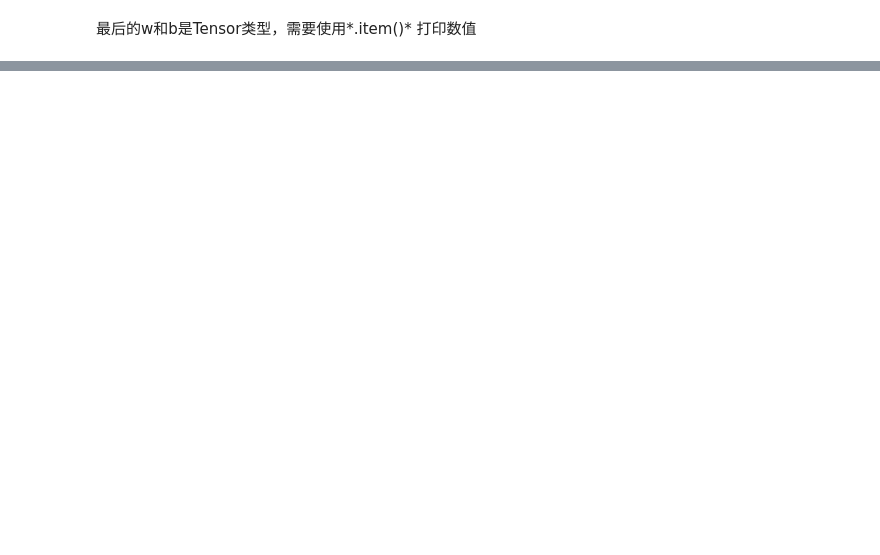
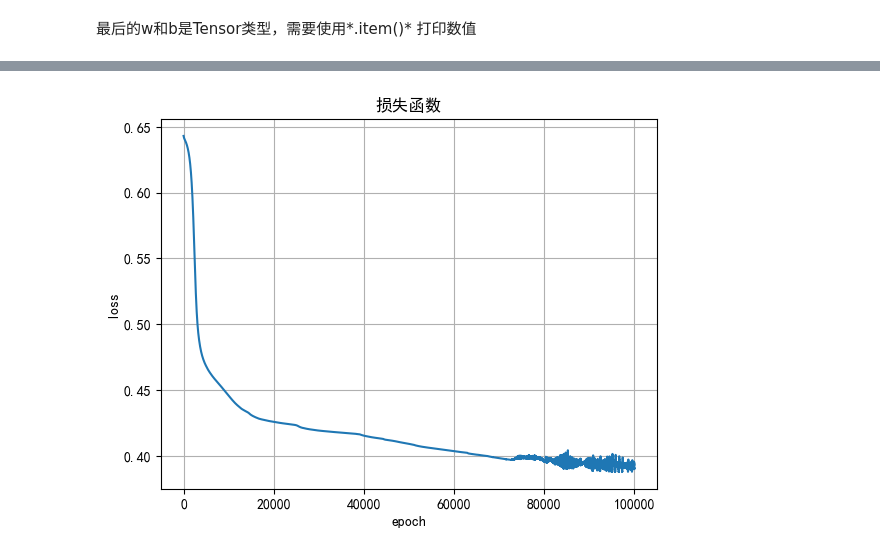
Before and after one commit to SiyueQ/-, a Jupyter notebook: Pytorch深度学习入门.ipynb, the cells around one changed output, grey strips where cells are left out. Cells and saved outputs as stored; diff of their text form; code cells hidden in the pictures; blank space fills up the shorter version.

```diff
--- a/Pytorch深度学习入门.ipynb
+++ b/Pytorch深度学习入门.ipynb
@@ -409,0 +550,94 @@ b=  6.499146820715396e-08
+# %%
+import numpy as np
+import torch
+import matplotlib.pylab as plt
+
+#使用gpu加速，所有相关的运算都要放在gpu上
+device = torch.device("cuda:0" if torch.cuda.is_available() else "cpu")
+print("device: ", device)
+
+#准备数据集
+#-------------------------------------------------------------------------------------------
+# delimiter说明数据间的分隔符
+xy = np.loadtxt("./dataset/pytorch深度学习入门/diabetes.csv.gz", delimiter=',', dtype=np.float32)
+
+#取除了最后一列的数据
+x_data = torch.tensor(xy[:,:-1])
+# x_data = torch.from_numpy(xy[:,:-1])
+
+#取最后一列的数据, 注意到y_data是个二维的矩阵
+y_data = torch.tensor(xy[:,-1:])
+
+#构建模型
+#-------------------------------------------------------------------------------------------
+class Model(torch.nn.Module):
+    def __init__(self):
+        super().__init__()
+        self.linear1 = torch.nn.Linear(8, 6)
+        self.linear2 = torch.nn.Linear(6, 4)
+        self.linear3 = torch.nn.Linear(4, 2)
+        self.linear4 = torch.nn.Linear(2, 1)
+        self.Relu = torch.nn.ReLU()
+        self.sigmoid = torch.nn.Sigmoid()
+
+    def forward(self, x):
+        x = self.Relu(self.linear1(x))
+        x = self.Relu(self.linear2(x))
+        x = self.Relu(self.linear3(x))
+        x = self.sigmoid(self.linear4(x))
+        return x
+
+model = Model()
+model.to(device)
+
+#设置损失函数和优化器
+#-------------------------------------------------------------------------------------------
+criterion = torch.nn.BCELoss(reduction='mean')
+# 来自optim模块,SGD是一个优化器类,第一个参数传递需要求梯度的参数,第二个是步长
+optimizer = torch.optim.SGD(model.parameters(), lr=0.01)
+
+
+#循环优化
+#-------------------------------------------------------------------------------------------
+loss_list = []
+epoch_list = []
+x_data, y_data = x_data.to(device), y_data.to(device)
+for epoch in range(100000):
+    y_pred = model.forward(x_data)
+    loss = criterion(y_pred, y_data)
+    loss_list.append(loss.item())
+    epoch_list.append(epoch)
+    # 使用optimizer会收集参数
+    optimizer.zero_grad()
+    loss.backward()
+    # 自动根据梯度更新权重
+    optimizer.step()
+
+    # 用acc估计模型的精确度
+    if epoch%10000 == 9999:
+        # torch.where如果满足取第一个否则取第二个, 此处依据y_pred>=0.5进行二分,如果满足则取1, 否则取0
+        y_pred_label = torch.where(y_pred>=0.5,torch.tensor([1.0]).to(device),torch.tensor([0.0]).to(device))
+        # 统计两个张量里相等元素的个数, 返回值也是张量
+        acc = torch.eq(y_pred_label, y_data).sum().item()/y_data.size(0)
+        print("loss = ",loss.item(), "acc = ",acc)
+
+
+#-------------------------------------------------------------------------------------------
+layer1_weight = model.linear1.weight.data
+layer1_bias = model.linear1.bias.data
+print("layer1_weight.shape", layer1_weight.shape, "\nlayer1_weight\n", layer1_weight)
+print("layer1_bias.shape", layer1_bias.shape, "\nlayer1_bias", layer1_bias)
+
+plt.rcParams['font.family'] = 'SimHei'
+plt.rcParams['font.size'] = 10
+plt.rcParams['axes.unicode_minus'] = False
+
+# plt.subplot(1, 2, 1)
+plt.plot(epoch_list, loss_list)
+plt.ylabel('loss')
+plt.xlabel('epoch')
+plt.grid()
+plt.title("损失函数")
+# plt.xticks(np.arange(0,1000000,40000))
+plt.show()
+# %% [output]
@@ -409,0 +661 @@ b=  6.499146820715396e-08
+[figure, added]
```
Also changed, not shown: parts of 16 cells of this notebook, 8 other files.
